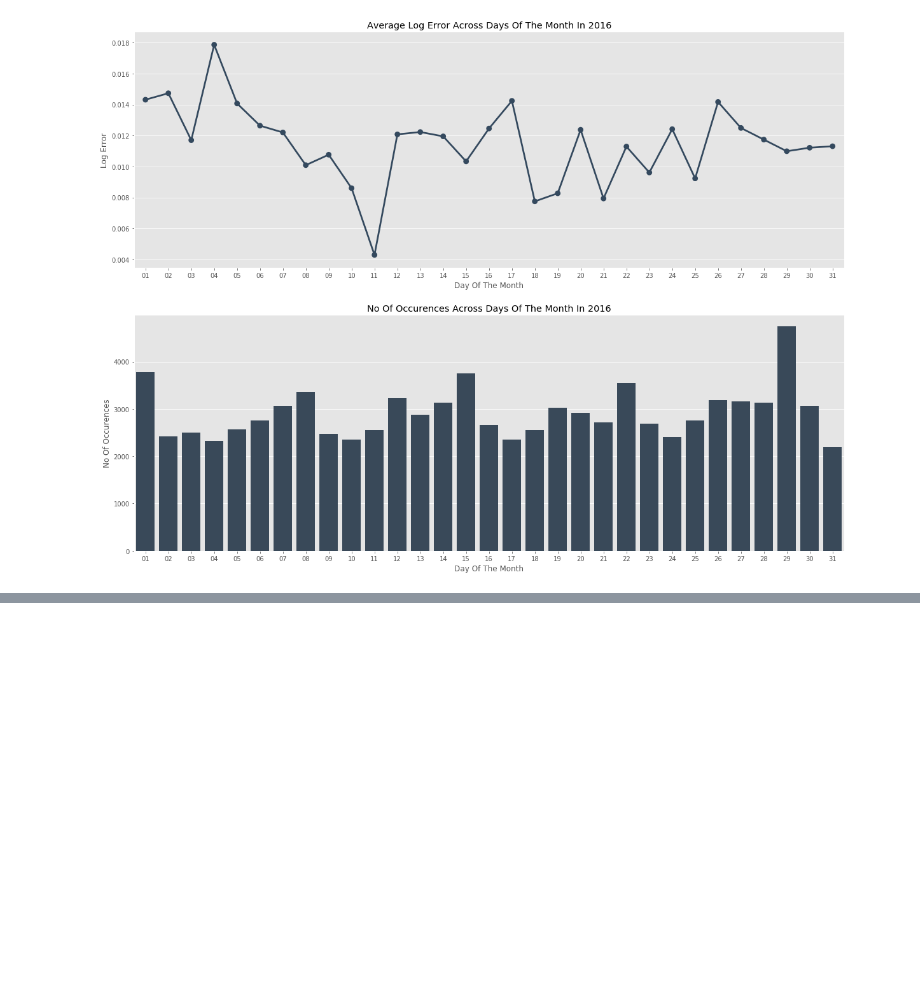
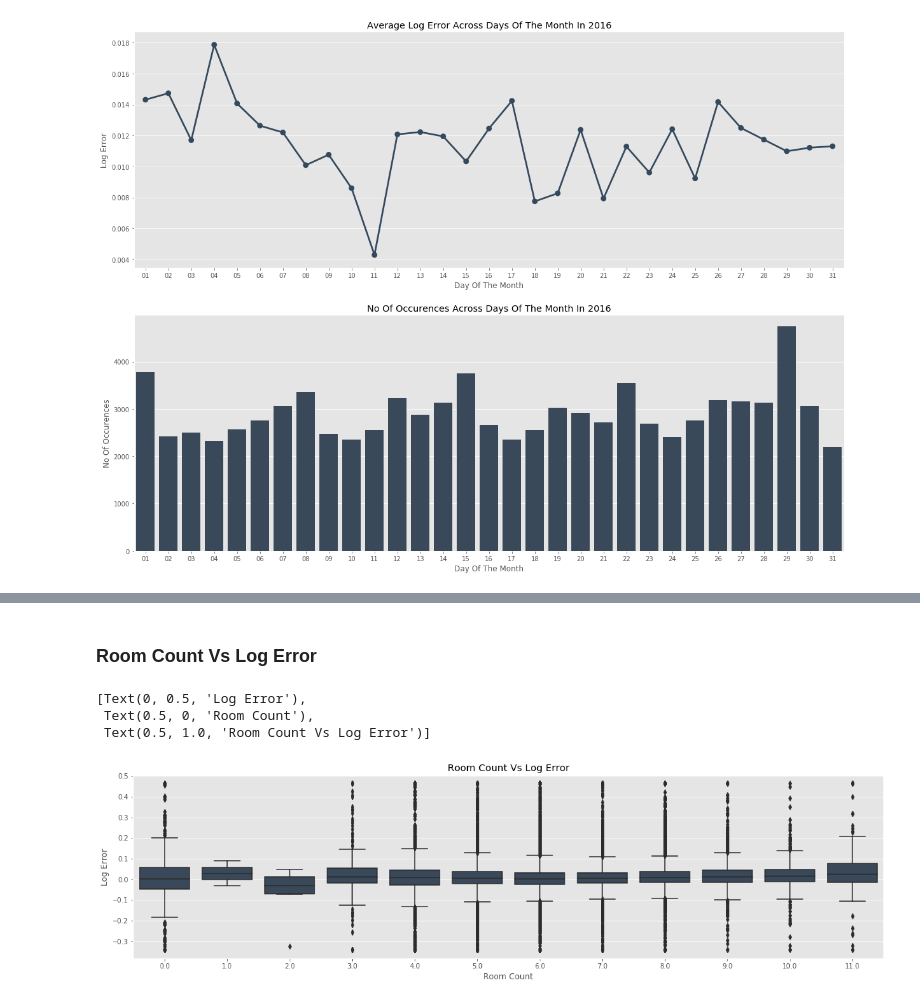
Before and after one commit to suhyun-cho/Dive-to-Kaggle, a Jupyter notebook: Zillow-prize/EDA On Missing Values & Multicollinearity.ipynb, the cells around one changed output, grey strips where cells are left out. Cells and saved outputs as stored; diff of their text form; code cells hidden in the pictures; blank space fills up the shorter version.

```diff
--- a/Zillow-prize/EDA On Missing Values & Multicollinearity.ipynb
+++ b/Zillow-prize/EDA On Missing Values & Multicollinearity.ipynb
@@ -374,0 +464,12 @@ yearMerged.plot(kind='bar', stacked=True,ax=ax1)
+# %% [markdown]
+### Room Count Vs Log Error
+# %%
+fig,ax= plt.subplots()
+fig.set_size_inches(20,5)
+sn.boxplot(x="roomcnt", y="logerror", data=mergedFiltered,ax=ax,color="#34495e")
+ax.set(ylabel='Log Error',xlabel="Room Count",title="Room Count Vs Log Error")
+# %% [output]
+[Text(0, 0.5, 'Log Error'),
+ Text(0.5, 0, 'Room Count'),
+ Text(0.5, 1.0, 'Room Count Vs Log Error')]
+[figure, added]
```
Also changed, not shown: parts of 17 cells of this notebook.
